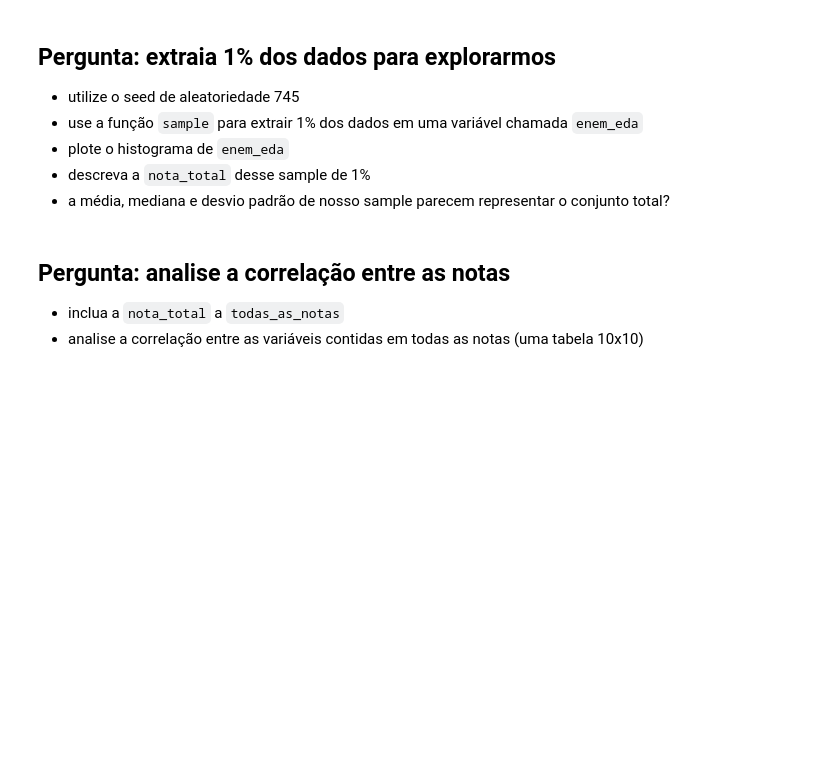
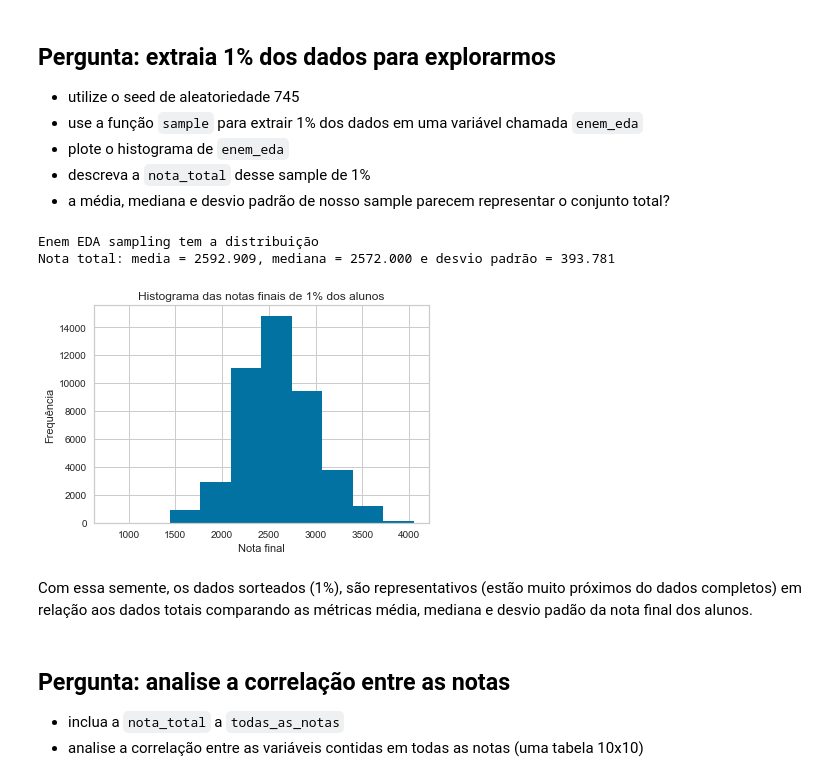
Before and after one commit to MarianeSahu/FormacaoML_Alura, a Jupyter notebook: Formação Machine Learning - Projeto Alura - Mariane Sahú.ipynb, the cells around one changed output. Cells and saved outputs as stored; diff of their text form; code cells hidden in the pictures; blank space fills up the shorter version.

Commit message:
[CHG] avaliação de formação finalizada

```diff
--- a/Formação Machine Learning - Projeto Alura - Mariane Sahú.ipynb
+++ b/Formação Machine Learning - Projeto Alura - Mariane Sahú.ipynb
@@ -127,17 +176,32 @@ enem[todas_as_notas].head()
 # %%
 import matplotlib.pyplot as plt
 
 # solução sua função de sampling
 
 def eda_sample(enem):
     # seed
+    np.random.RandomState(seed = 745)
     # 1% de sample em enem_eda
+    enem_eda = enem.sample(frac = 0.01)
     print("Enem EDA sampling tem a distribuição")
     # descreva a nota_total
+    print("Nota total: media = %.3f, mediana = %.3f e desvio padrão = %.3f" %
+      (enem_eda["nota_total"].mean(), enem_eda["nota_total"].median(), enem_eda["nota_total"].std()))
     # plote o histograma da nota_total e mostre com plt.show()
+    plt.hist(enem_eda["nota_total"])
+    plt.xlabel("Nota final")
+    plt.ylabel("Frequência")
+    plt.title("Histograma das notas finais de 1% dos alunos")
+    plt.show()
     return enem_eda
 
 enem_eda = eda_sample(enem)
+# %% [output]
+Enem EDA sampling tem a distribuição
+Nota total: media = 2592.909, mediana = 2572.000 e desvio padrão = 393.781
+[figure, added]
+# %% [markdown]
+Com essa semente, os dados sorteados (1%), são representativos (estão muito próximos do dados completos) em relação aos dados totais comparando as métricas média, mediana e desvio padão da nota final dos alunos.
 # %% [markdown]
 ## Pergunta: analise a correlação entre as notas
 
```
Also changed, not shown: parts of 79 cells of this notebook.
